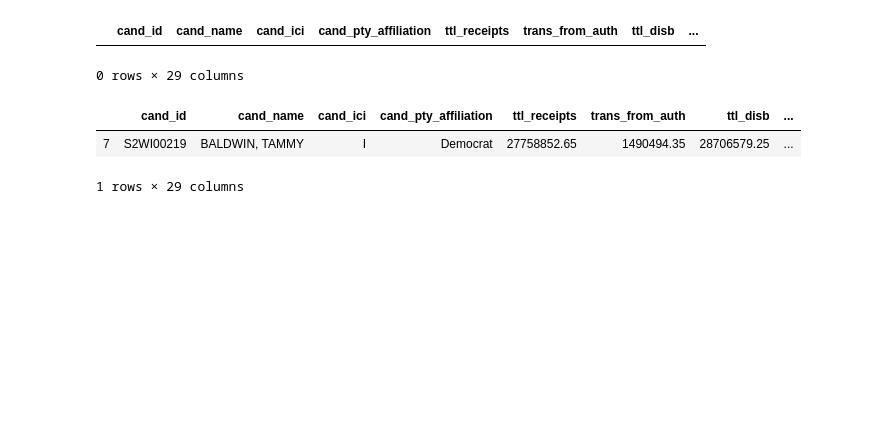
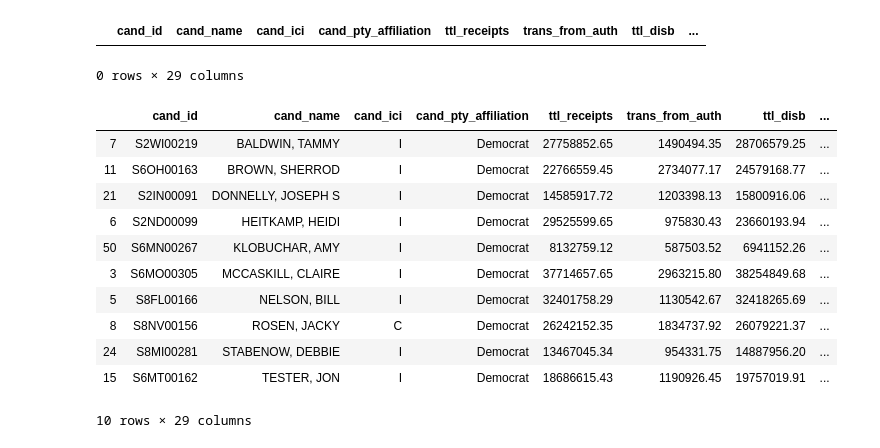
Before and after one commit to volsweep/volsweep.github.io, a Jupyter notebook: projects/FEC/2018/02a - 2018_CandidateCommitteeLinkages_clean.ipynb, the cells around one changed output. Cells and saved outputs as stored; diff of their text form; code cells hidden in the pictures; blank space fills up the shorter version.

```diff
--- a/projects/FEC/2018/02a - 2018_CandidateCommitteeLinkages_clean.ipynb
+++ b/projects/FEC/2018/02a - 2018_CandidateCommitteeLinkages_clean.ipynb
@@ -271,11 +273,20 @@ cand[cand['cm_links'] == 0]
 |  | cand_id | cand_name | cand_ici | cand_pty_affiliation | ttl_receipts | trans_from_auth | ttl_disb | ... |
 0 rows × 29 columns
 # %%
-cand[cand['cm_links'] == cand['cm_links'].max()]
+cand[cand['cm_links'] > 10].sort_values(['cand_name'])
 # %% [output]
 |  | cand_id | cand_name | cand_ici | cand_pty_affiliation | ttl_receipts | trans_from_auth | ttl_disb | ... |
 | 7 | S2WI00219 | BALDWIN, TAMMY | I | Democrat | 27758852.65 | 1490494.35 | 28706579.25 | ... |
+| 11 | S6OH00163 | BROWN, SHERROD | I | Democrat | 22766559.45 | 2734077.17 | 24579168.77 | ... |
+| 21 | S2IN00091 | DONNELLY, JOSEPH S | I | Democrat | 14585917.72 | 1203398.13 | 15800916.06 | ... |
+| 6 | S2ND00099 | HEITKAMP, HEIDI | I | Democrat | 29525599.65 | 975830.43 | 23660193.94 | ... |
+| 50 | S6MN00267 | KLOBUCHAR, AMY | I | Democrat | 8132759.12 | 587503.52 | 6941152.26 | ... |
+| 3 | S6MO00305 | MCCASKILL, CLAIRE | I | Democrat | 37714657.65 | 2963215.80 | 38254849.68 | ... |
+| 5 | S8FL00166 | NELSON, BILL | I | Democrat | 32401758.29 | 1130542.67 | 32418265.69 | ... |
+| 8 | S8NV00156 | ROSEN, JACKY | C | Democrat | 26242152.35 | 1834737.92 | 26079221.37 | ... |
+| 24 | S8MI00281 | STABENOW, DEBBIE | I | Democrat | 13467045.34 | 954331.75 | 14887956.20 | ... |
+| 15 | S6MT00162 | TESTER, JON | I | Democrat | 18686615.43 | 1190926.45 | 19757019.91 | ... |
-1 rows × 29 columns
+10 rows × 29 columns
 # %%
 ccl.to_csv('data/02a_cand_comm_linkages.csv', index = False)
 # %%
```
Also changed, not shown: parts of 1 cell of this notebook, 47 other files.
